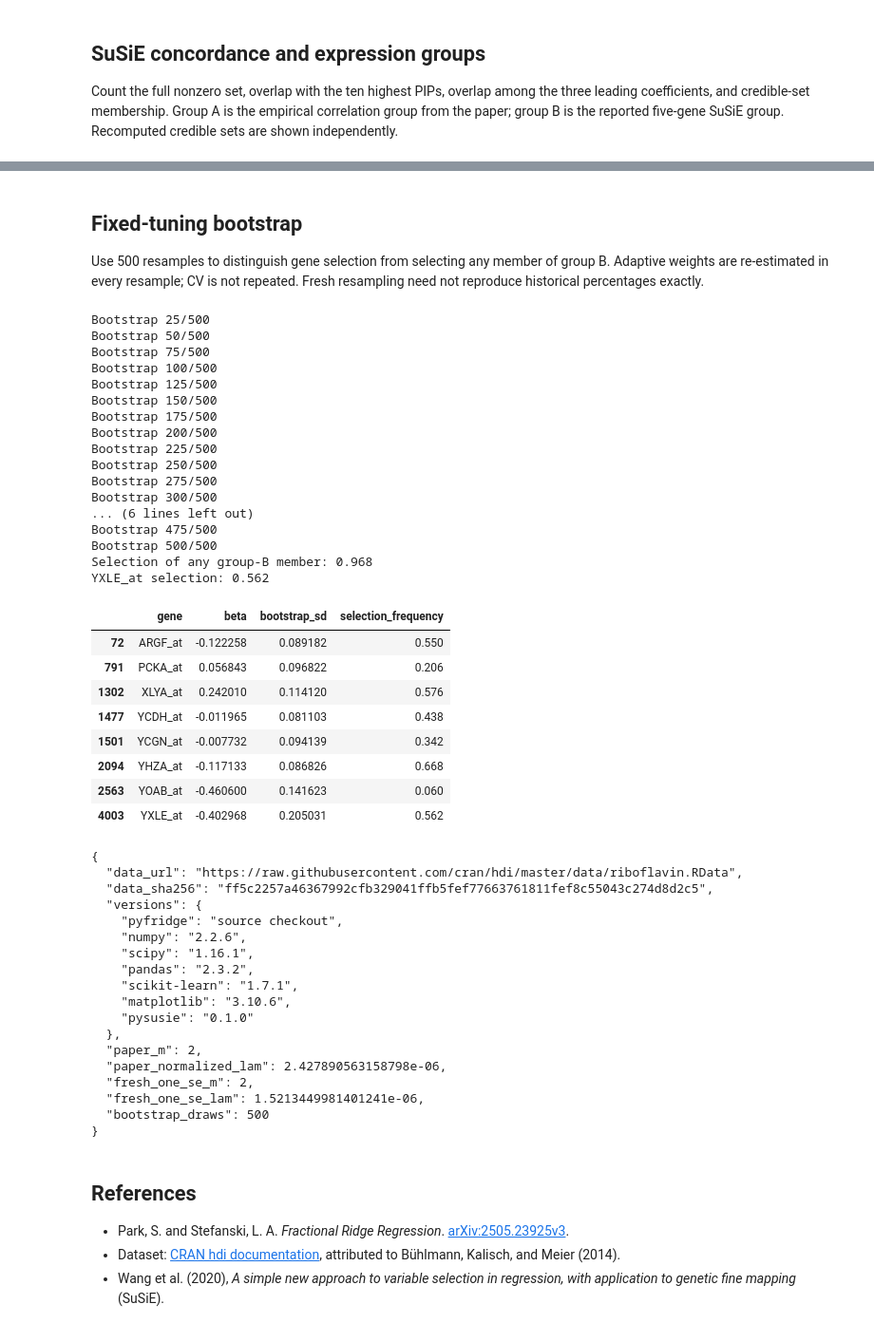
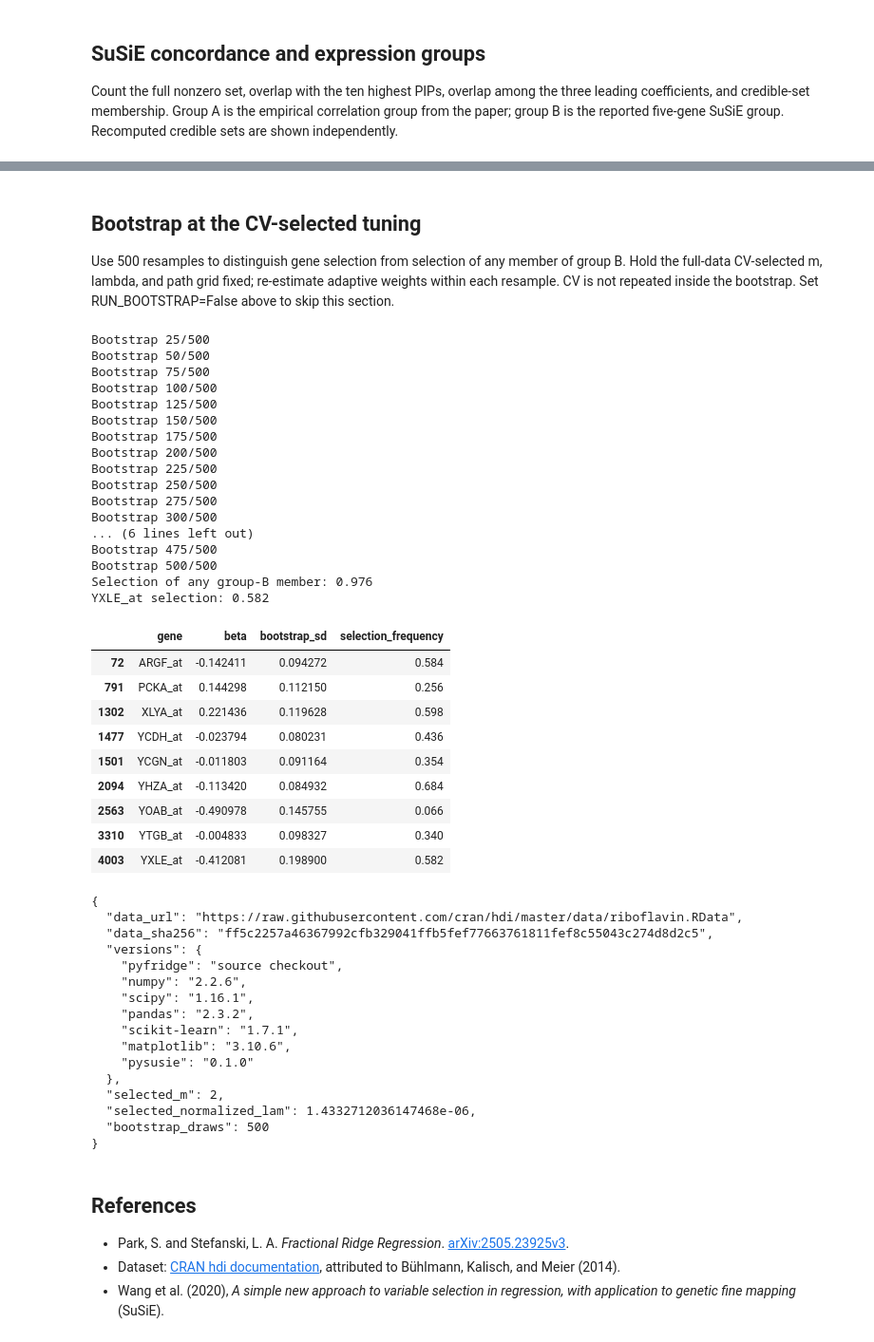
Before and after one commit to pyfridge/pyfridge, a Jupyter notebook: example/riboflavin.ipynb, the cells around one changed output, grey strips where cells are left out. Shown at 95% size. Drawn from its saved outputs; the diff is of its cells as text; code cells hidden in the pictures.

Commit message:
Update riboflavin example. Plots trim trailing constants. CV Autocomputes maximum lambda.

```diff
--- a/example/riboflavin.ipynb
+++ b/example/riboflavin.ipynb
@@ -252,54 +254,55 @@ Group A Fridge representatives: ['XLYA_at']
 Group B Fridge representatives: ['YXLE_at']
 [figure]
 # %% [markdown]
-## Fixed-tuning bootstrap
+## Bootstrap at the CV-selected tuning
 
-Use 500 resamples to distinguish gene selection from selecting any member of group B. Adaptive weights are re-estimated in every resample; CV is not repeated. Fresh resampling need not reproduce historical percentages exactly.
+Use 500 resamples to distinguish gene selection from selection of any member of group B. Hold the full-data CV-selected m, lambda, and path grid fixed; re-estimate adaptive weights within each resample. CV is not repeated inside the bootstrap. Set RUN_BOOTSTRAP=False above to skip this section.
 # %%
 if RUN_BOOTSTRAP:
     rng = np.random.default_rng(RANDOM_STATE)
     bootstrap = np.empty((N_BOOTSTRAP,p))
     for draw in range(N_BOOTSTRAP):
         rows = rng.integers(0,n,size=n)
-        fitted = path_fridge(X[rows],y[rows],m=PAPER_M,lambdas=LAMBDA_GRIDS[PAPER_M],
-                            ridge_init=1e-6/(n*PAPER_M),**PATH_OPTIONS)
-        bootstrap[draw] = fitted.coef_path_[paper_index]
+        fitted = path_fridge(X[rows],y[rows],m=SELECTED_M,lambdas=selected_grid,
+                            ridge_init=1e-6/(n*SELECTED_M),**PATH_OPTIONS)
+        bootstrap[draw] = fitted.coef_path_[selected_index]
 
         if (draw+1)%25==0:
             print(f"Bootstrap {draw+1}/{N_BOOTSTRAP}")
 
     indices = np.array([np.flatnonzero(genes==g)[0] for g in group_B])
     print("Selection of any group-B member:",np.mean(np.any(bootstrap[:,indices]!=0,axis=1)))
     print("YXLE_at selection:",np.mean(bootstrap[:,np.flatnonzero(genes=='YXLE_at')[0]]!=0))
     display(pd.DataFrame(dict(gene=genes,beta=fridge_beta,bootstrap_sd=bootstrap.std(axis=0),
                              selection_frequency=np.mean(bootstrap!=0,axis=0))).loc[fridge_beta!=0])
 # %% [output]
 Bootstrap 25/500
 Bootstrap 50/500
 Bootstrap 75/500
 Bootstrap 100/500
 Bootstrap 125/500
 Bootstrap 150/500
 Bootstrap 175/500
 Bootstrap 200/500
 Bootstrap 225/500
 Bootstrap 250/500
 Bootstrap 275/500
 Bootstrap 300/500
 ... (6 lines left out)
 Bootstrap 475/500
 Bootstrap 500/500
-Selection of any group-B member: 0.968
-YXLE_at selection: 0.562
+Selection of any group-B member: 0.976
+YXLE_at selection: 0.582
 |  | gene | beta | bootstrap_sd | selection_frequency |
-| 72 | ARGF_at | -0.122258 | 0.089182 | 0.550 |
-| 791 | PCKA_at | 0.056843 | 0.096822 | 0.206 |
-| 1302 | XLYA_at | 0.242010 | 0.114120 | 0.576 |
-| 1477 | YCDH_at | -0.011965 | 0.081103 | 0.438 |
-| 1501 | YCGN_at | -0.007732 | 0.094139 | 0.342 |
-| 2094 | YHZA_at | -0.117133 | 0.086826 | 0.668 |
-| 2563 | YOAB_at | -0.460600 | 0.141623 | 0.060 |
-| 4003 | YXLE_at | -0.402968 | 0.205031 | 0.562 |
+| 72 | ARGF_at | -0.142411 | 0.094272 | 0.584 |
+| 791 | PCKA_at | 0.144298 | 0.112150 | 0.256 |
+| 1302 | XLYA_at | 0.221436 | 0.119628 | 0.598 |
+| 1477 | YCDH_at | -0.023794 | 0.080231 | 0.436 |
+| 1501 | YCGN_at | -0.011803 | 0.091164 | 0.354 |
+| 2094 | YHZA_at | -0.113420 | 0.084932 | 0.684 |
+| 2563 | YOAB_at | -0.490978 | 0.145755 | 0.066 |
+| 3310 | YTGB_at | -0.004833 | 0.098327 | 0.340 |
+| 4003 | YXLE_at | -0.412081 | 0.198900 | 0.582 |
 # %%
 import importlib.metadata
 
@@ -312,8 +315,7 @@ for package in ["pyfridge","numpy","scipy","pandas","scikit-learn","matplotlib",
 
 print(json.dumps(
     dict(data_url=DATA_URL,data_sha256=data_sha256,versions=versions,
-                     paper_m=PAPER_M,paper_normalized_lam=PAPER_LAM,
-                     fresh_one_se_m=one_m,fresh_one_se_lam=one_lam,
+                     selected_m=SELECTED_M,selected_normalized_lam=SELECTED_LAM,
                      bootstrap_draws=N_BOOTSTRAP if RUN_BOOTSTRAP else 0),
     indent=2
 ))
@@ -330,10 +332,8 @@ print(json.dumps(
     "matplotlib": "3.10.6",
     "pysusie": "0.1.0"
   },
-  "paper_m": 2,
-  "paper_normalized_lam": 2.427890563158798e-06,
-  "fresh_one_se_m": 2,
-  "fresh_one_se_lam": 1.5213449981401241e-06,
+  "selected_m": 2,
+  "selected_normalized_lam": 1.4332712036147468e-06,
   "bootstrap_draws": 500
 }
 # %% [markdown]
```
Also changed, not shown: parts of 5 cells of this notebook, 4 other files.
